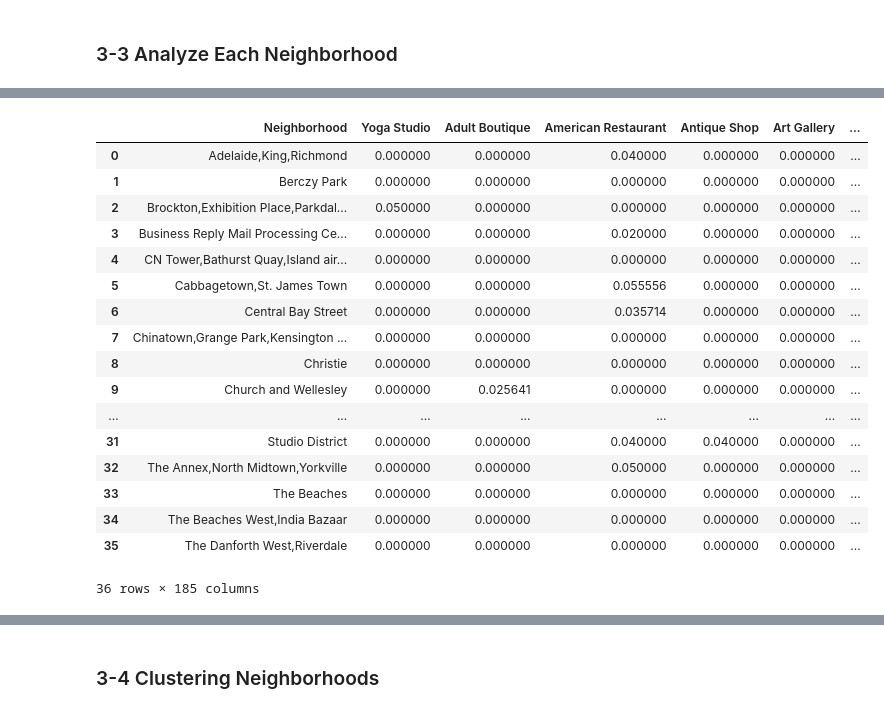
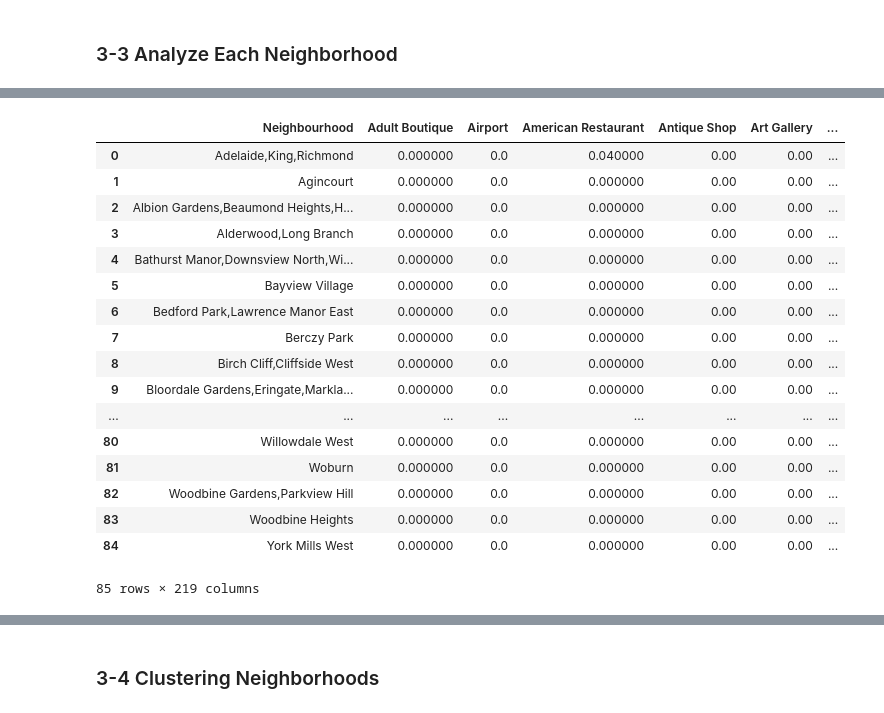
Before and after one commit to panhl12/Coursera_Capstone, a Jupyter notebook: Segmenting and Clustering of Toronto.ipynb, the cells around one changed output, grey strips where cells are left out. Saved outputs shown, nothing was run; the diff lists cells and outputs as text; code cells hidden in the pictures.

```diff
--- a/Segmenting and Clustering of Toronto.ipynb
+++ b/Segmenting and Clustering of Toronto.ipynb
@@ -240,13 +236,2 @@ map_toronto
 # %% [markdown]
 ### 3-2 Explore Neighbourhoods in Toronto by Foursquare
-# %%
-# Define Foursquare Credentials and Version
-
-CLIENT_ID = '3BQYKQ5LBBRYVOCSMWM40YHSWB21RBI05S0JQ2LJ4CFMCFPU' # your Foursquare ID
-CLIENT_SECRET = 'AHI5WFW2P1TWQ5Q5ASROJJCZJ2501OQPUWQ5RLLFOLSU1KT4' # your Foursquare Secret
-VERSION = '20180605' # Foursquare API version
-LIMIT = 50
-
-print('Your credentails:')
-print('CLIENT_ID: ' + CLIENT_ID)
-print('CLIENT_SECRET:' + CLIENT_SECRET)
@@ -287,7 +270,7 @@ def getNearbyVenues(names, latitudes, longitudes, radius=300):
             v['venue']['categories'][0]['name']) for v in results])
 
     nearby_venues = pd.DataFrame([item for venue_list in venues_list for item in venue_list])
-    nearby_venues.columns = ['Neighborhood',
+    nearby_venues.columns = ['Neighbourhood',
                   'Neighbourhood Latitude',
                   'Neighbourhood Longitude',
                   'Venue',
@@ -298,8 +281,8 @@ def getNearbyVenues(names, latitudes, longitudes, radius=300):
     return(nearby_venues)
 # %%
 # Fit the function on data_toronto
-toronto_venues = getNearbyVenues(names=data_toronto['Neighbourhood'],
-                                   latitudes=data_toronto['Latitude'],
-                                   longitudes=data_toronto['Longitude']
+toronto_venues = getNearbyVenues(names=df_toronto['Neighbourhood'],
+                                   latitudes=df_toronto['Latitude'],
+                                   longitudes=df_toronto['Longitude']
                                   )
 # %% [output]
@@ -365,7 +349,7 @@ There are 185 uniques categories.
 toronto_onehot = pd.get_dummies(toronto_venues[['Venue Category']], prefix="", prefix_sep="")
 
 # add neighborhood column back to dataframe
-toronto_onehot['Neighborhood'] = toronto_venues['Neighborhood']
+toronto_onehot['Neighbourhood'] = toronto_venues['Neighbourhood']
 
 # move neighborhood column to the first column
 fixed_columns = [toronto_onehot.columns[-1]] + list(toronto_onehot.columns[:-1])
@@ -387,26 +371,26 @@ toronto_onehot.shape
 # %%
 # Group rows by neighborhood and by taking the mean of the frequency of occurrence of each category
-toronto_grouped = toronto_onehot.groupby('Neighborhood').mean().reset_index()
+toronto_grouped = toronto_onehot.groupby('Neighbourhood').mean().reset_index()
 toronto_grouped
 # %% [output]
-|  | Neighborhood | Yoga Studio | Adult Boutique | American Restaurant | Antique Shop | Art Gallery | ... |
-| 0 | Adelaide,King,Richmond | 0.000000 | 0.000000 | 0.040000 | 0.000000 | 0.000000 | ... |
-| 1 | Berczy Park | 0.000000 | 0.000000 | 0.000000 | 0.000000 | 0.000000 | ... |
-| 2 | Brockton,Exhibition Place,Parkdal... | 0.050000 | 0.000000 | 0.000000 | 0.000000 | 0.000000 | ... |
-| 3 | Business Reply Mail Processing Ce... | 0.000000 | 0.000000 | 0.020000 | 0.000000 | 0.000000 | ... |
-| 4 | CN Tower,Bathurst Quay,Island air... | 0.000000 | 0.000000 | 0.000000 | 0.000000 | 0.000000 | ... |
-| 5 | Cabbagetown,St. James Town | 0.000000 | 0.000000 | 0.055556 | 0.000000 | 0.000000 | ... |
-| 6 | Central Bay Street | 0.000000 | 0.000000 | 0.035714 | 0.000000 | 0.000000 | ... |
-| 7 | Chinatown,Grange Park,Kensington ... | 0.000000 | 0.000000 | 0.000000 | 0.000000 | 0.000000 | ... |
-| 8 | Christie | 0.000000 | 0.000000 | 0.000000 | 0.000000 | 0.000000 | ... |
-| 9 | Church and Wellesley | 0.000000 | 0.025641 | 0.000000 | 0.000000 | 0.000000 | ... |
+|  | Neighbourhood | Adult Boutique | Airport | American Restaurant | Antique Shop | Art Gallery | ... |
+| 0 | Adelaide,King,Richmond | 0.000000 | 0.0 | 0.040000 | 0.00 | 0.00 | ... |
+| 1 | Agincourt | 0.000000 | 0.0 | 0.000000 | 0.00 | 0.00 | ... |
+| 2 | Albion Gardens,Beaumond Heights,H... | 0.000000 | 0.0 | 0.000000 | 0.00 | 0.00 | ... |
+| 3 | Alderwood,Long Branch | 0.000000 | 0.0 | 0.000000 | 0.00 | 0.00 | ... |
+| 4 | Bathurst Manor,Downsview North,Wi... | 0.000000 | 0.0 | 0.000000 | 0.00 | 0.00 | ... |
+| 5 | Bayview Village | 0.000000 | 0.0 | 0.000000 | 0.00 | 0.00 | ... |
+| 6 | Bedford Park,Lawrence Manor East | 0.000000 | 0.0 | 0.000000 | 0.00 | 0.00 | ... |
+| 7 | Berczy Park | 0.000000 | 0.0 | 0.000000 | 0.00 | 0.00 | ... |
+| 8 | Birch Cliff,Cliffside West | 0.000000 | 0.0 | 0.000000 | 0.00 | 0.00 | ... |
+| 9 | Bloordale Gardens,Eringate,Markla... | 0.000000 | 0.0 | 0.000000 | 0.00 | 0.00 | ... |
 | ... | ... | ... | ... | ... | ... | ... | ... |
-| 31 | Studio District | 0.000000 | 0.000000 | 0.040000 | 0.040000 | 0.000000 | ... |
-| 32 | The Annex,North Midtown,Yorkville | 0.000000 | 0.000000 | 0.050000 | 0.000000 | 0.000000 | ... |
-| 33 | The Beaches | 0.000000 | 0.000000 | 0.000000 | 0.000000 | 0.000000 | ... |
-| 34 | The Beaches West,India Bazaar | 0.000000 | 0.000000 | 0.000000 | 0.000000 | 0.000000 | ... |
-| 35 | The Danforth West,Riverdale | 0.000000 | 0.000000 | 0.000000 | 0.000000 | 0.000000 | ... |
+| 80 | Willowdale West | 0.000000 | 0.0 | 0.000000 | 0.00 | 0.00 | ... |
+| 81 | Woburn | 0.000000 | 0.0 | 0.000000 | 0.00 | 0.00 | ... |
+| 82 | Woodbine Gardens,Parkview Hill | 0.000000 | 0.0 | 0.000000 | 0.00 | 0.00 | ... |
+| 83 | Woodbine Heights | 0.000000 | 0.0 | 0.000000 | 0.00 | 0.00 | ... |
+| 84 | York Mills West | 0.000000 | 0.0 | 0.000000 | 0.00 | 0.00 | ... |
-36 rows × 185 columns
+85 rows × 219 columns
 # %%
 toronto_grouped.shape
 # %% [output]
```
Also changed, not shown: parts of 41 cells of this notebook.
